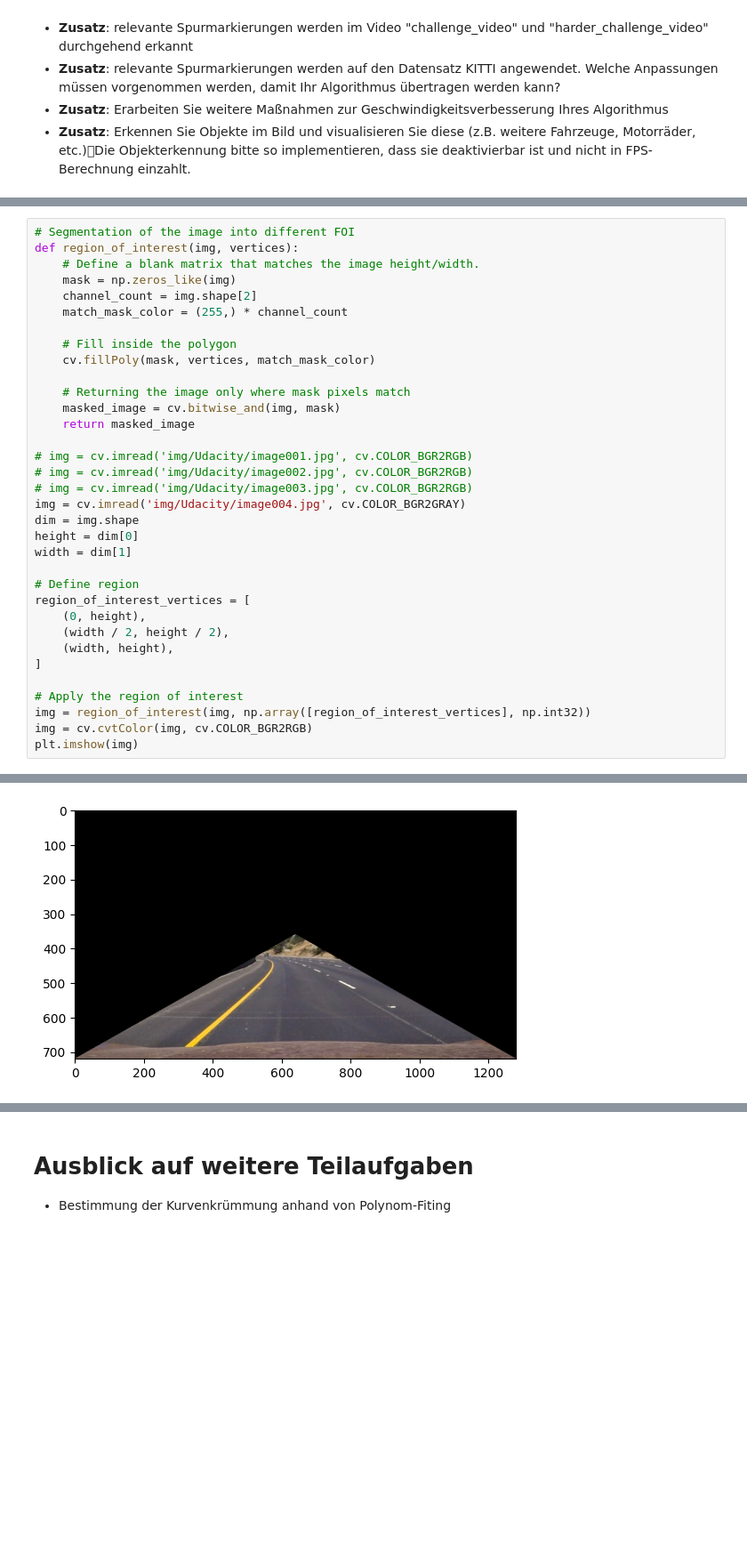
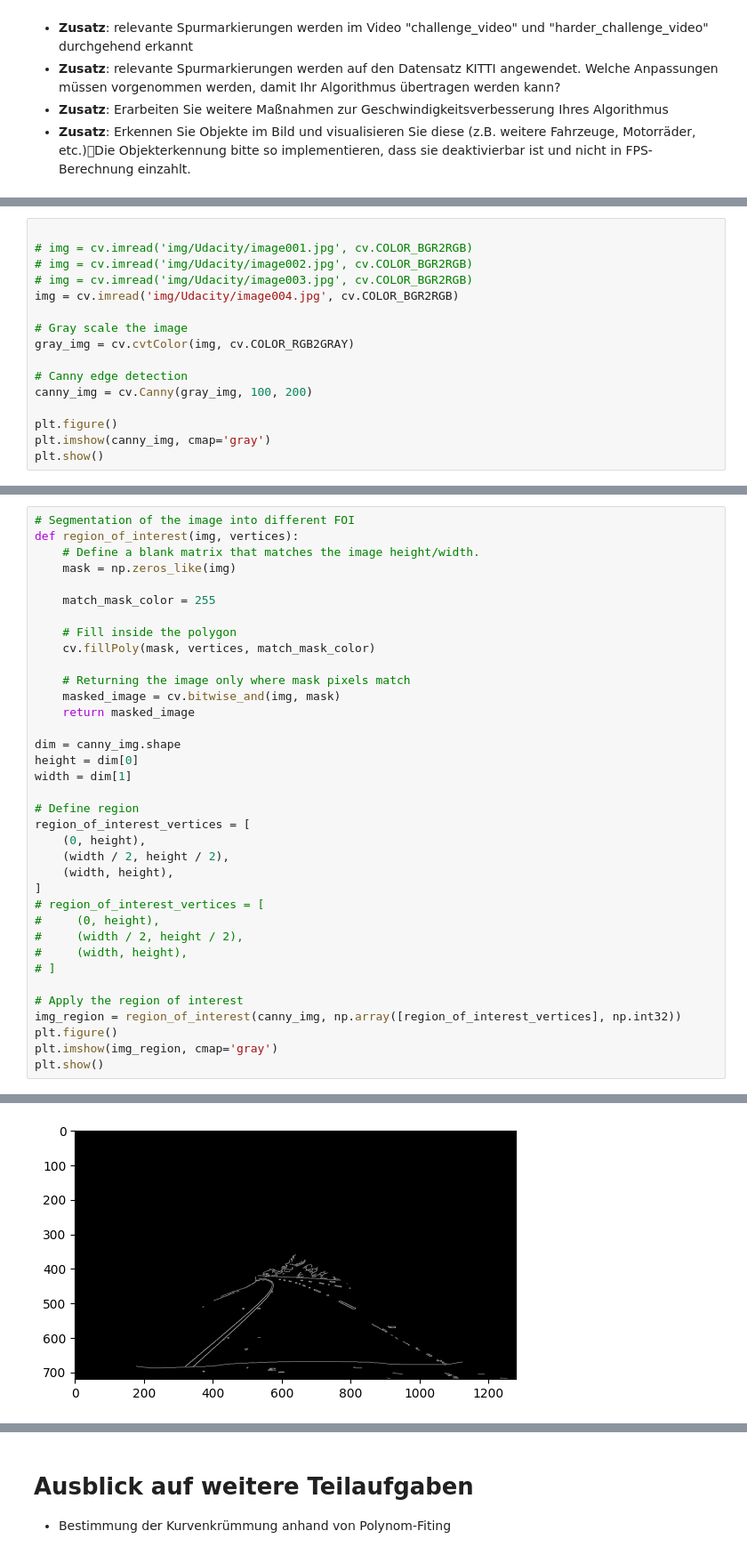
Before and after one commit to Super-T02/Spurerkennung, a Jupyter notebook: Projekt_Spurerkennung_v2.ipynb, the cells around one changed output, grey strips where cells are left out. Shown: that part at 89% size. Drawn from its saved outputs; the diff is of its cells as text; blank space fills up the shorter version.

Commit message:
-ADD: Canny Edge and first try of hough

```diff
--- a/Projekt_Spurerkennung_v2.ipynb
+++ b/Projekt_Spurerkennung_v2.ipynb
@@ -198,0 +206,16 @@ Erkennen Sie die Fahrbahnmarkierungen bzw. Fahrstreifen auf den Bildquellen von
+# %%
+
+# img = cv.imread('img/Udacity/image001.jpg', cv.COLOR_BGR2RGB)
+# img = cv.imread('img/Udacity/image002.jpg', cv.COLOR_BGR2RGB)
+# img = cv.imread('img/Udacity/image003.jpg', cv.COLOR_BGR2RGB)
+img = cv.imread('img/Udacity/image004.jpg', cv.COLOR_BGR2RGB)
+
+# Gray scale the image
+gray_img = cv.cvtColor(img, cv.COLOR_RGB2GRAY)
+
+# Canny edge detection
+canny_img = cv.Canny(gray_img, 100, 200)
+
+plt.figure()
+plt.imshow(canny_img, cmap='gray')
+plt.show()
@@ -201,8 +231,8 @@ Erkennen Sie die Fahrbahnmarkierungen bzw. Fahrstreifen auf den Bildquellen von
 def region_of_interest(img, vertices):
     # Define a blank matrix that matches the image height/width.
     mask = np.zeros_like(img)
-    channel_count = img.shape[2]
-    match_mask_color = (255,) * channel_count
+
+    match_mask_color = 255
 
     # Fill inside the polygon
     cv.fillPoly(mask, vertices, match_mask_color)
@@ -211,11 +241,7 @@ def region_of_interest(img, vertices):
     masked_image = cv.bitwise_and(img, mask)
     return masked_image
 
-# img = cv.imread('img/Udacity/image001.jpg', cv.COLOR_BGR2RGB)
-# img = cv.imread('img/Udacity/image002.jpg', cv.COLOR_BGR2RGB)
-# img = cv.imread('img/Udacity/image003.jpg', cv.COLOR_BGR2RGB)
-img = cv.imread('img/Udacity/image004.jpg', cv.COLOR_BGR2GRAY)
-dim = img.shape
+dim = canny_img.shape
 height = dim[0]
 width = dim[1]
 
@@ -225,9 +251,15 @@ region_of_interest_vertices = [
     (width / 2, height / 2),
     (width, height),
 ]
+# region_of_interest_vertices = [
+#     (0, height),
+#     (width / 2, height / 2),
+#     (width, height),
+# ]
 
 # Apply the region of interest
-img = region_of_interest(img, np.array([region_of_interest_vertices], np.int32))
-img = cv.cvtColor(img, cv.COLOR_BGR2RGB)
-plt.imshow(img)
+img_region = region_of_interest(canny_img, np.array([region_of_interest_vertices], np.int32))
+plt.figure()
+plt.imshow(img_region, cmap='gray')
+plt.show()
 # %% [output]
@@ -235 +266 @@ plt.imshow(img)
-[figure, old version]
+[figure, new version]
```
Also changed, not shown: parts of 10 cells of this notebook, 1 other file.
